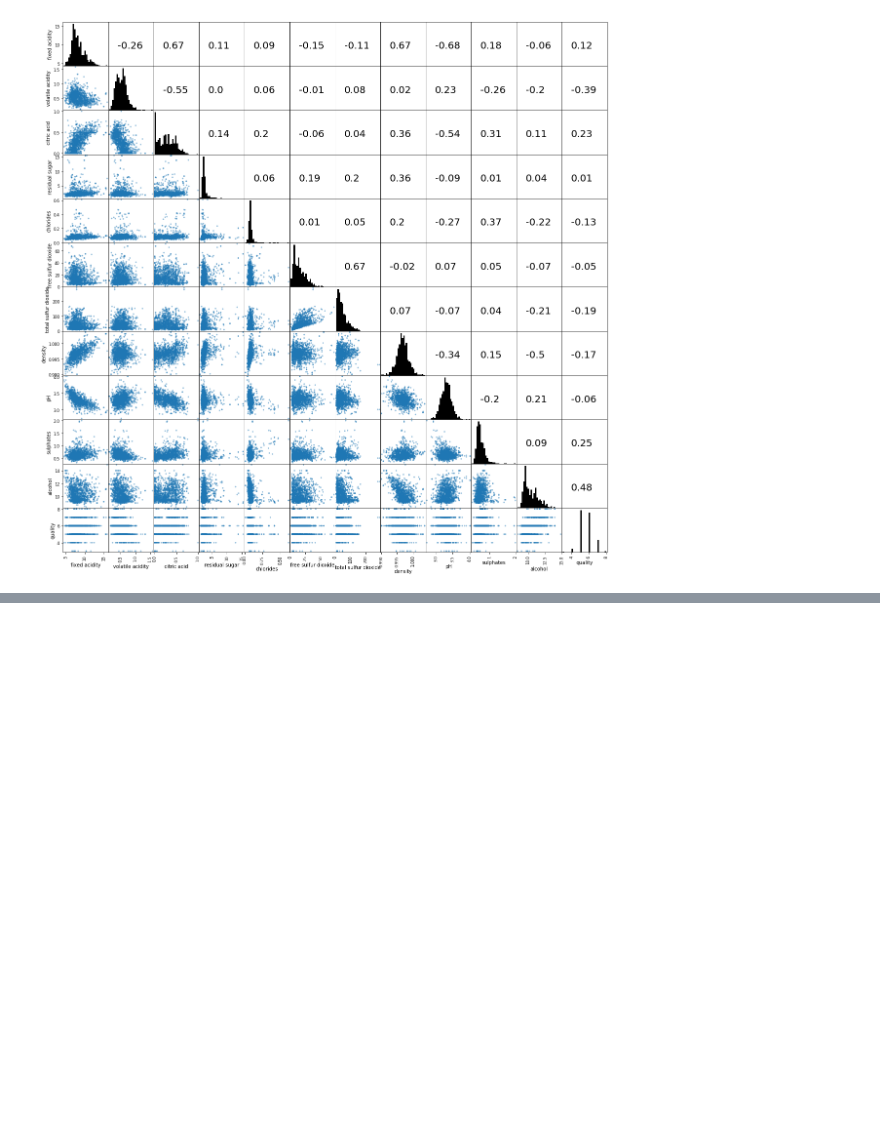
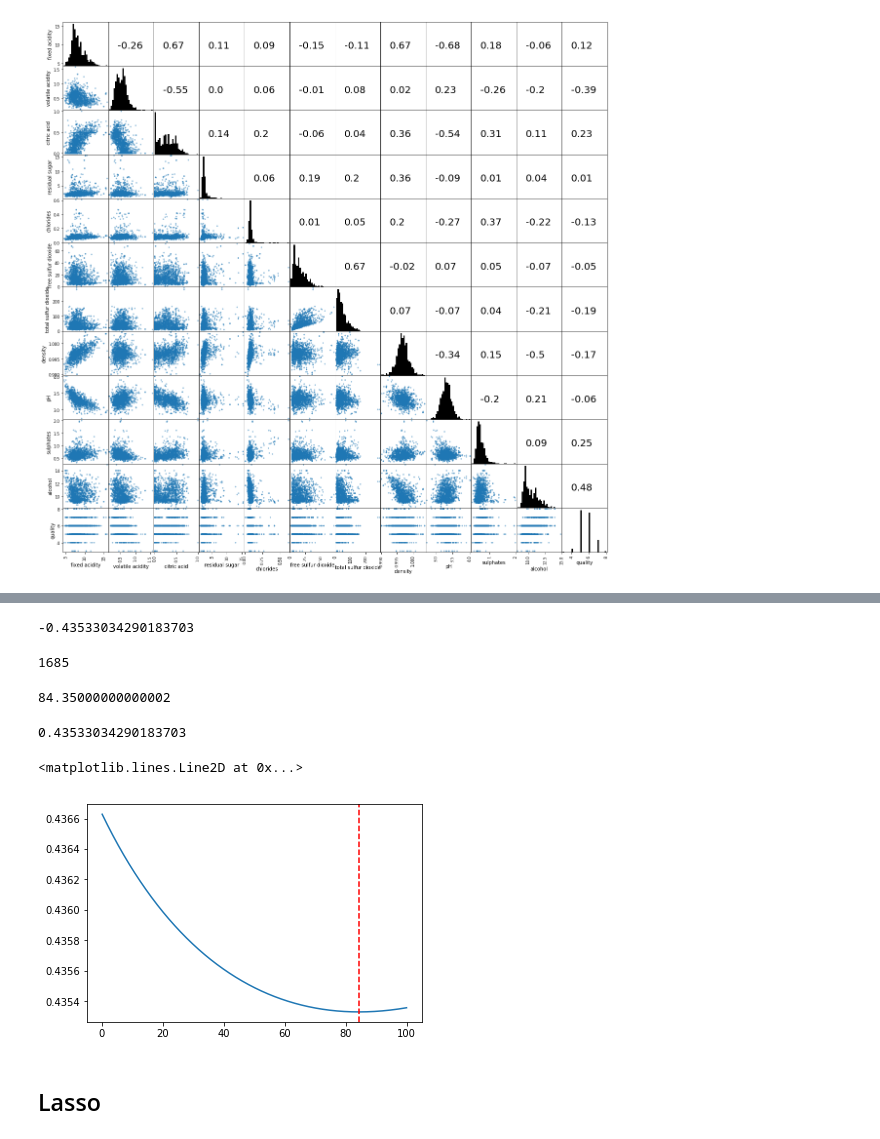
Before and after one commit to sumaanyu/Some-Regression-and-Classification-Projects, a Jupyter notebook: Project.ipynb, the cells around one changed output, grey strips where cells are left out. Saved outputs shown, nothing was run; the diff lists cells and outputs as text; code cells hidden in the pictures; blank space fills up the shorter version.

```diff
--- a/Project.ipynb
+++ b/Project.ipynb
@@ -281,0 +146,6 @@ def rmse(actual_y, predicted_y):
+# %%
+parameters = {'alpha': alphas}
+# %%
+r_regressor = GridSearchCV(ridge, parameters, scoring='neg_mean_squared_error', cv = 5)
+# %%
+r_regressor.fit(standardized_X, y)
@@ -281,0 +160,27 @@ def rmse(actual_y, predicted_y):
+# %%
+r_regressor.best_score_
+# %% [output]
+-0.43533034290183703
+# %%
+r_regressor.best_index_
+# %% [output]
+1685
+# %%
+alphas[r_regressor.best_index_]
+# %% [output]
+84.35000000000002
+# %%
+scores_mean = r_regressor.cv_results_['mean_test_score']
+# %%
+min(-1*scores_mean)
+# %% [output]
+0.43533034290183703
+# %%
+ _, ax = plt.subplots(1,1)
+ax.plot(alphas, -1*scores_mean)
+plt.axvline(x=alphas[r_regressor.best_index_], color='red', linestyle='dashed')
+# %% [output]
+<matplotlib.lines.Line2D at 0x...>
+[figure, added]
+# %% [markdown]
+## Lasso
```
Also changed, not shown: parts of 52 cells of this notebook, 1 other file.
